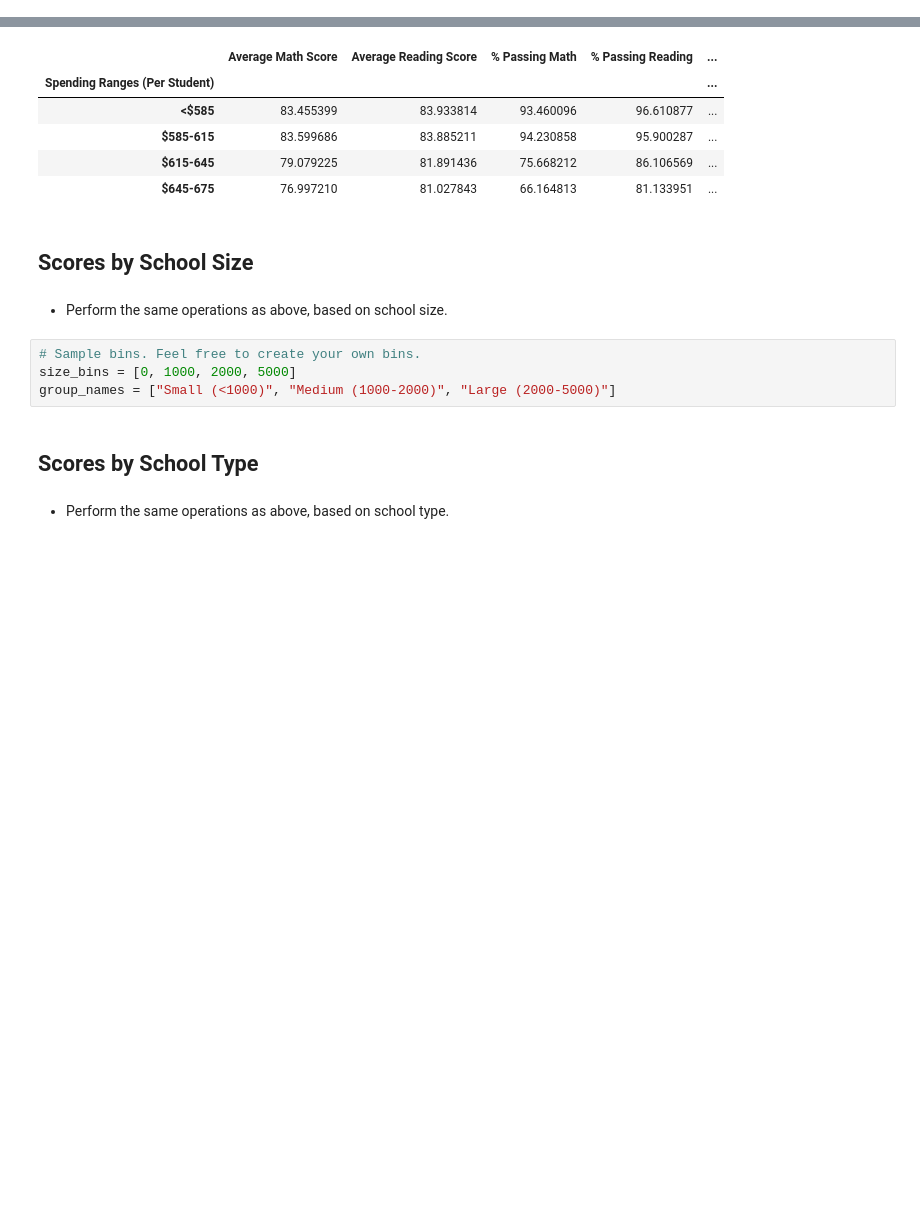
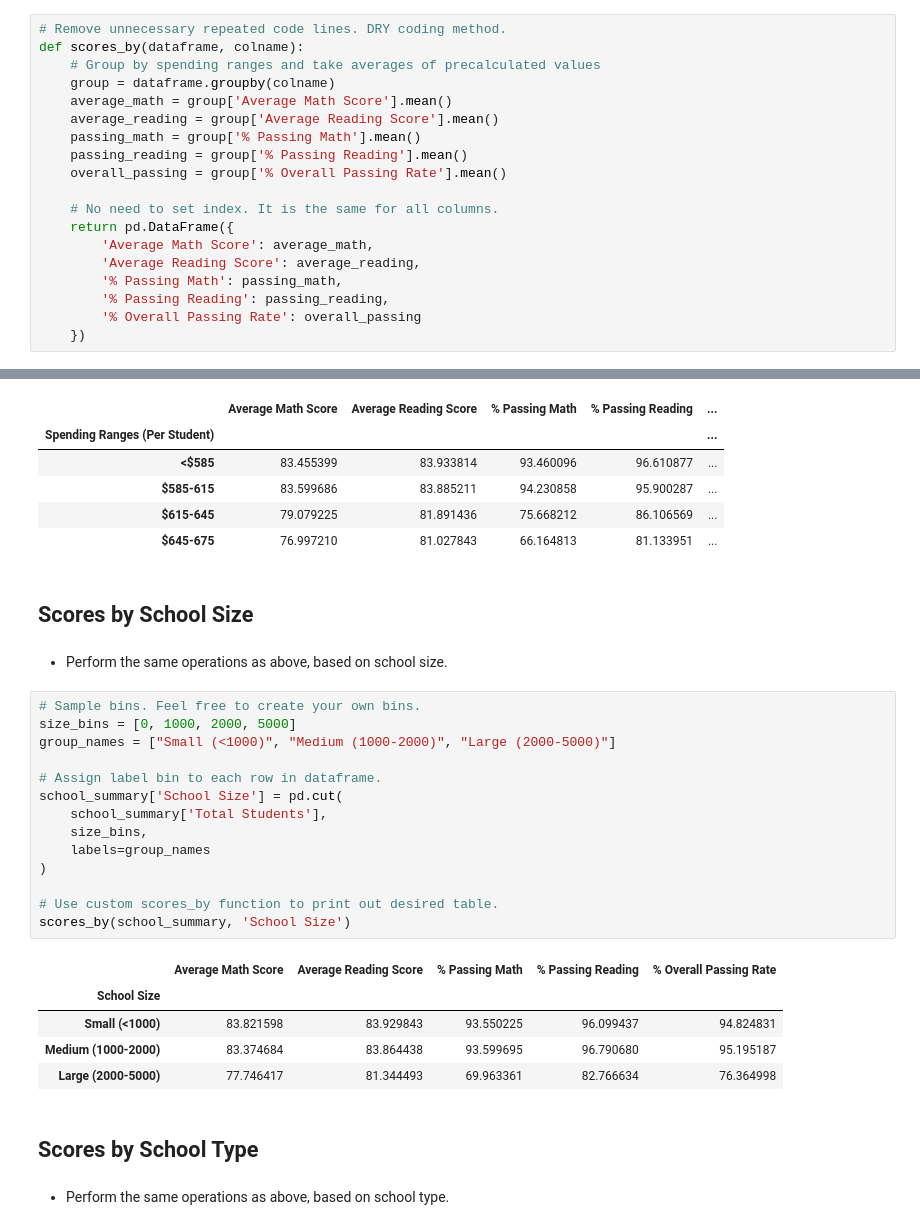
Before and after one commit to davidjaimes/school-district-budget-analysis, a Jupyter notebook: CitySchools.ipynb, the cells around one changed output, grey strips where cells are left out. Cells and saved outputs as stored; diff of their text form; blank space fills up the shorter version.

Commit message:
create scores_by function to handle repeated calculations based on different columns group types

```diff
--- a/CitySchools.ipynb
+++ b/CitySchools.ipynb
@@ -226,6 +226,25 @@ reading_scores.unstack()[['9th', '10th', '11th', '12th']]
   * % Passing Math
   * % Passing Reading
   * Overall Passing Rate (Average of the above two)
+# %%
+# Remove unnecessary repeated code lines. DRY coding method.
+def scores_by(dataframe, colname):
+    # Group by spending ranges and take averages of precalculated values
+    group = dataframe.groupby(colname)
+    average_math = group['Average Math Score'].mean()
+    average_reading = group['Average Reading Score'].mean()
+    passing_math = group['% Passing Math'].mean()
+    passing_reading = group['% Passing Reading'].mean()
+    overall_passing = group['% Overall Passing Rate'].mean()
+
+    # No need to set index. It is the same for all columns.
+    return pd.DataFrame({
+        'Average Math Score': average_math,
+        'Average Reading Score': average_reading,
+        '% Passing Math': passing_math,
+        '% Passing Reading': passing_reading,
+        '% Overall Passing Rate': overall_passing
+    })
 # %%
 # Sample bins. Feel free to create your own bins.
 spending_bins = [0, 585, 615, 645, 675]
@@ -276,7 +281,23 @@ by_school_spending
 # %%
 # Sample bins. Feel free to create your own bins.
 size_bins = [0, 1000, 2000, 5000]
 group_names = ["Small (<1000)", "Medium (1000-2000)", "Large (2000-5000)"]
+
+# Assign label bin to each row in dataframe.
+school_summary['School Size'] = pd.cut(
+    school_summary['Total Students'],
+    size_bins,
+    labels=group_names
+)
+
+# Use custom scores_by function to print out desired table.
+scores_by(school_summary, 'School Size')
+# %% [output]
+|  | Average Math Score | Average Reading Score | % Passing Math | % Passing Reading | % Overall Passing Rate |
+| School Size |  |  |  |  |  |
+| Small (<1000) | 83.821598 | 83.929843 | 93.550225 | 96.099437 | 94.824831 |
+| Medium (1000-2000) | 83.374684 | 83.864438 | 93.599695 | 96.790680 | 95.195187 |
+| Large (2000-5000) | 77.746417 | 81.344493 | 69.963361 | 82.766634 | 76.364998 |
 # %% [markdown]
 ## Scores by School Type
 # %% [markdown]
```
Also changed, not shown: parts of 3 cells of this notebook.
